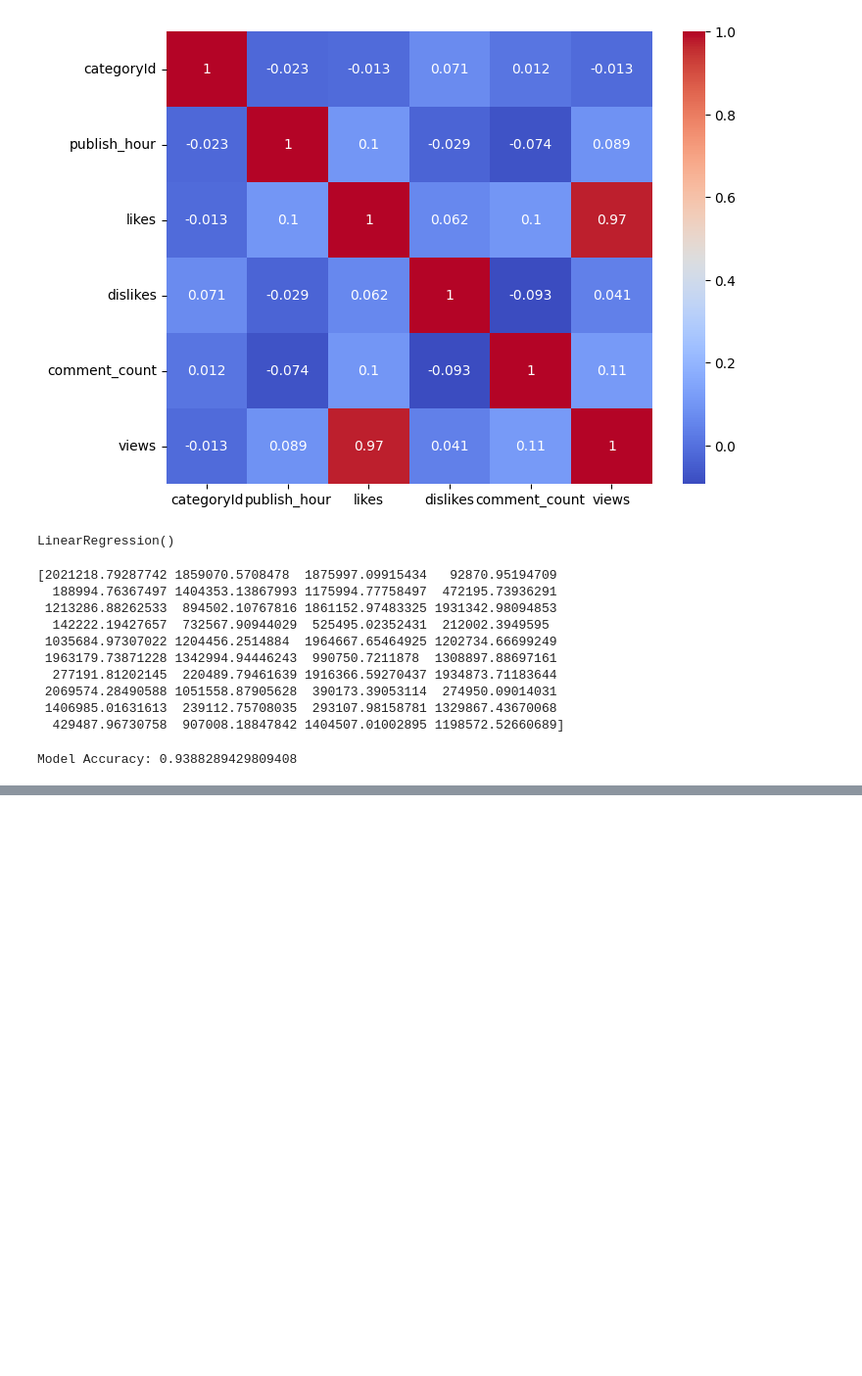
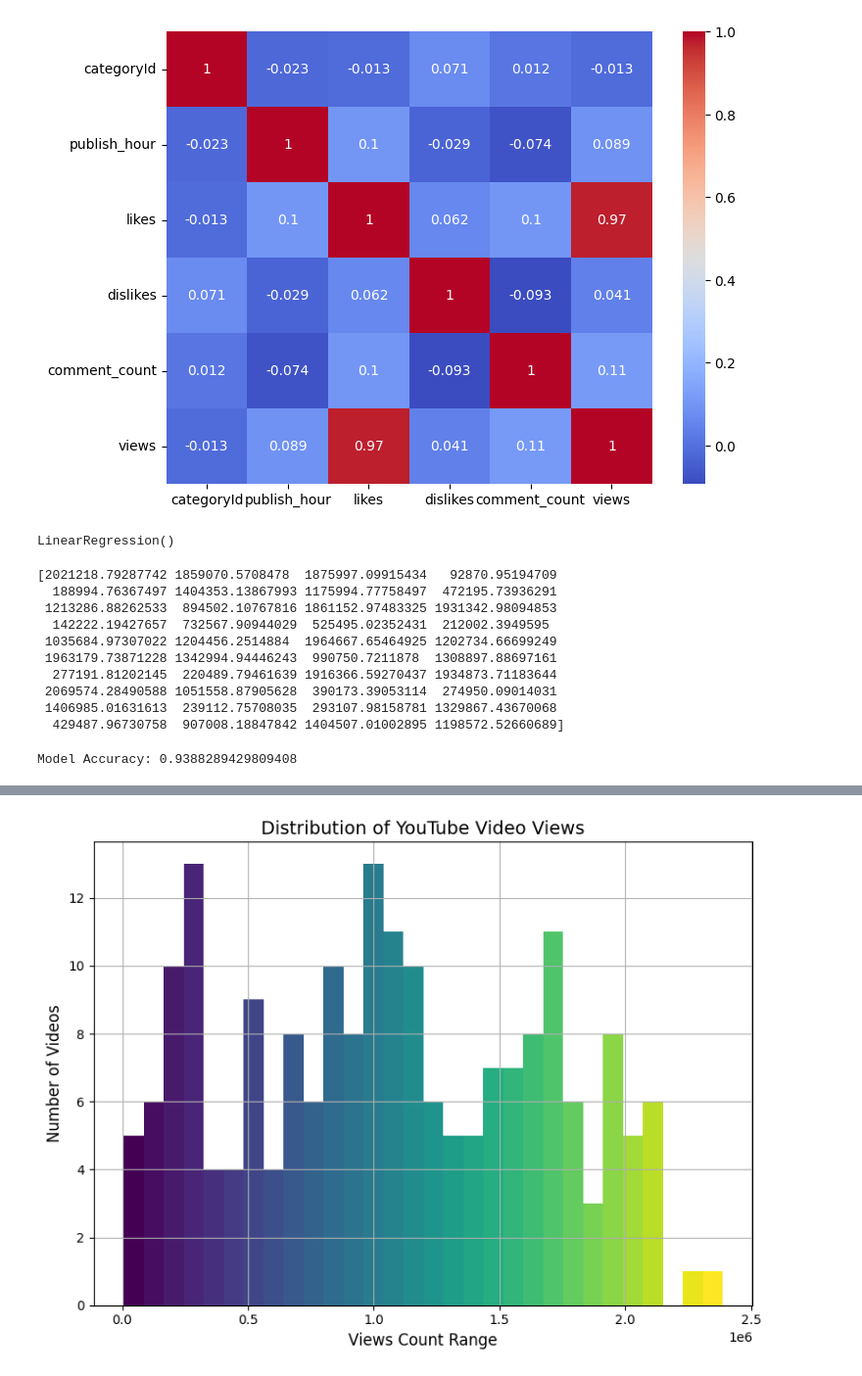
Before and after one commit to tanvisable25/YOUTUBE-VIDEO-PREDICTION-MACHINE-LEARNING, a Jupyter notebook: Youtube_Project.ipynb, the cells around one changed output, grey strips where cells are left out. Shown at 98% size. Drawn from its saved outputs; the diff is of its cells as text; code cells hidden in the pictures; blank space fills up the shorter version.

```diff
--- a/Youtube_Project.ipynb
+++ b/Youtube_Project.ipynb
@@ -120,0 +186,26 @@ plt.show()
+# %%
+import matplotlib.pyplot as plt
+import numpy as np
+
+plt.figure(figsize=(8,6))
+
+# Create histogram
+counts, bins, patches = plt.hist(data['views'], bins=30)
+
+# Apply different colors to each bar
+colors = plt.cm.viridis(np.linspace(0, 1, len(patches)))
+
+for patch, color in zip(patches, colors):
+    patch.set_facecolor(color)
+
+# Labels and title
+plt.xlabel("Views Count Range", fontsize=12)
+plt.ylabel("Number of Videos", fontsize=12)
+plt.title("Distribution of YouTube Video Views", fontsize=14)
+
+plt.grid(True)
+
+plt.tight_layout()
+plt.show()
+# %% [output]
+[figure, added]
```
Also changed, not shown: parts of 4 cells of this notebook.
